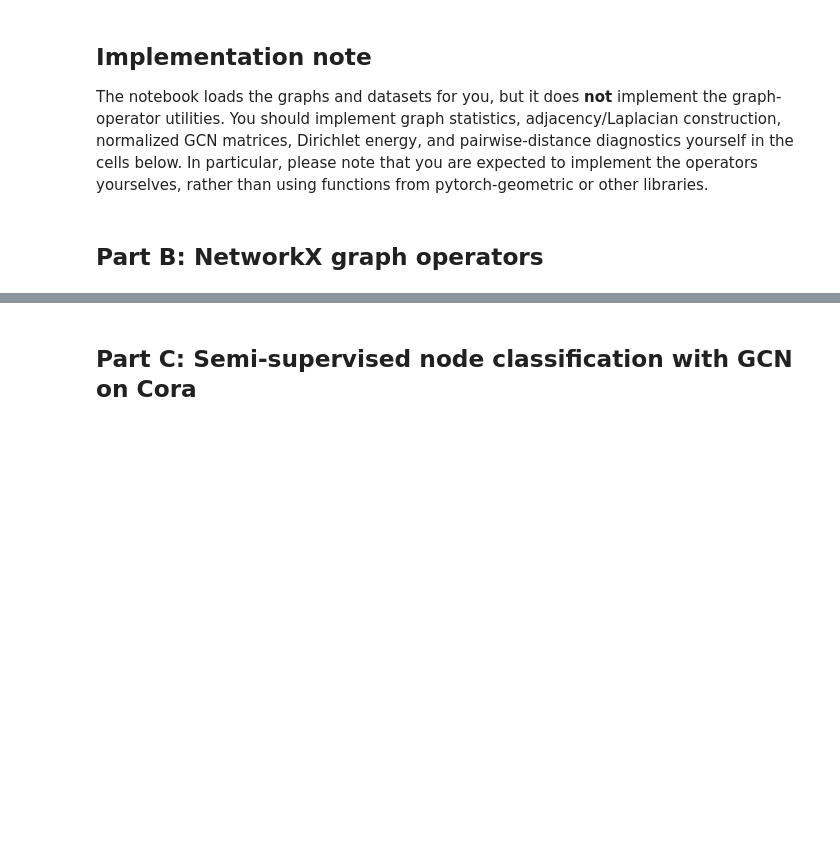
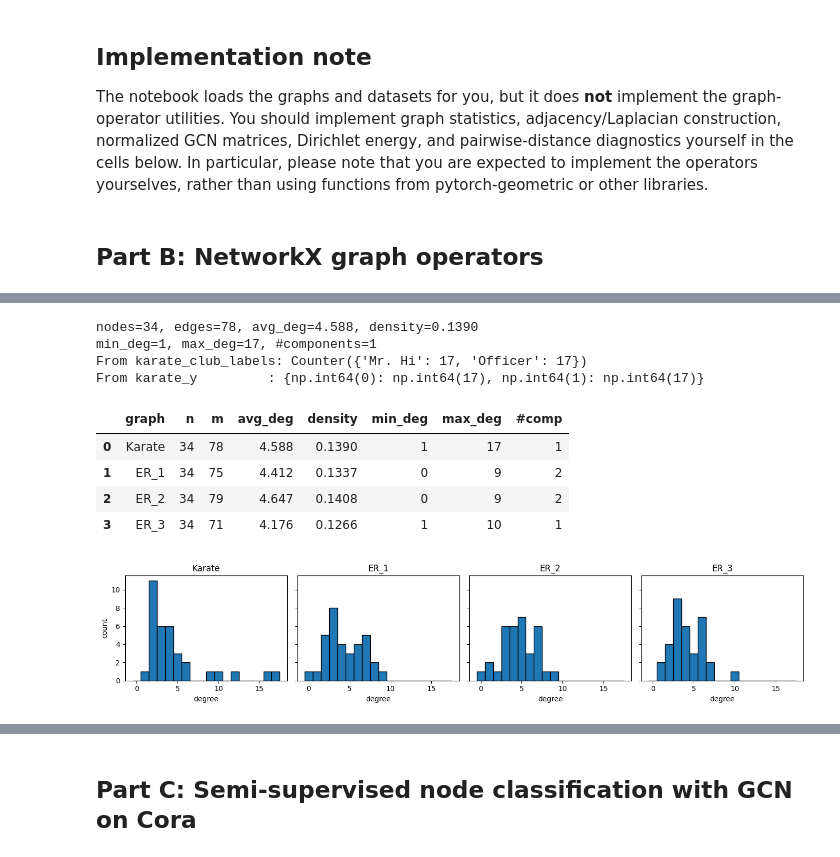
Before and after one commit to yachilT/Learning-On-Graphs, a Jupyter notebook: hw1/HW1_code.ipynb, the cells around one changed output, grey strips where cells are left out. Cells and saved outputs as stored; diff of their text form; code cells hidden in the pictures; blank space fills up the shorter version.

```diff
--- a/hw1/HW1_code.ipynb
+++ b/hw1/HW1_code.ipynb
@@ -175,5 +195,63 @@ plt.show()
 # %%
 # B1 TODO: report Karate statistics and club counts.
 # Use karate_club_labels and karate_y from the loading cell.
+
+nodes, edges, avg_deg, density, components, min_deg, max_deg = graph_stats(G_karate, 'karate')
+
+print(f'nodes={nodes}, edges={edges}, avg_deg={avg_deg:.3f}, density={density:.4f}')
+print(f'min_deg={min_deg}, max_deg={max_deg}, #components={len(components)}')
+
+print('From karate_club_labels:', Counter(karate_club_labels.values()))
+print('From karate_y         :', dict(zip(*np.unique(karate_y, return_counts=True))))
+# %% [output]
+nodes=34, edges=78, avg_deg=4.588, density=0.1390
+min_deg=1, max_deg=17, #components=1
+From karate_club_labels: Counter({'Mr. Hi': 17, 'Officer': 17})
+From karate_y         : {np.int64(0): np.int64(17), np.int64(1): np.int64(17)}
 # %%
 # B2 TODO: compare Karate with all three ER graphs and plot the degree histograms.
+
+all_graphs = [('Karate', G_karate)] + [(f'ER_{i+1}', G) for i, G in enumerate(er_graphs)]
+
+# 1) Stats table.
+rows = []
+for name, G in all_graphs:
+    nodes, edges, avg_deg, density, components, min_deg, max_deg = graph_stats(G)
+    rows.append({
+        'graph': name,
+        'n': nodes,
+        'm': edges,
+        'avg_deg': round(avg_deg, 3),
+        'density': round(density, 4),
+        'min_deg': min_deg,
+        'max_deg': max_deg,
+        '#comp': len(components),
+    })
+display(pd.DataFrame(rows))
+
+# 2) Degree histograms with a shared integer-bin x-axis so shapes are comparable.
+max_d = max(max(d for _, d in G.degree()) for _, G in all_graphs)
+bins = np.arange(0, max_d + 2) - 0.5
+
+fig, axes = plt.subplots(1, 4, figsize=(14, 3), sharey=True)
+for ax, (name, G) in zip(axes, all_graphs):
+    degs = [d for _, d in G.degree()]
+    ax.hist(degs, bins=bins, edgecolor='black')
+    ax.set_title(name)
+    ax.set_xlabel('degree')
+axes[0].set_ylabel('count')
+plt.tight_layout()
+plt.show()
+
+# Observation:
+# All four graphs share n=34 and density ~0.139 by construction, so the average degrees match.
+# Karate, however, has a heavy right tail (max_deg=17 -- the instructor and the president act
+# as hubs), while the matched ER graphs have roughly binomial, symmetric degree distributions
+# with much smaller max degrees. Matching (n, p) is not enough to reproduce real social structure.
+# %% [output]
+|  | graph | n | m | avg_deg | density | min_deg | max_deg | #comp |
+| 0 | Karate | 34 | 78 | 4.588 | 0.1390 | 1 | 17 | 1 |
+| 1 | ER_1 | 34 | 75 | 4.412 | 0.1337 | 0 | 9 | 2 |
+| 2 | ER_2 | 34 | 79 | 4.647 | 0.1408 | 0 | 9 | 2 |
+| 3 | ER_3 | 34 | 71 | 4.176 | 0.1266 | 1 | 10 | 1 |
+[figure, added]
```
Also changed, not shown: parts of 31 cells of this notebook, 1 other file.
